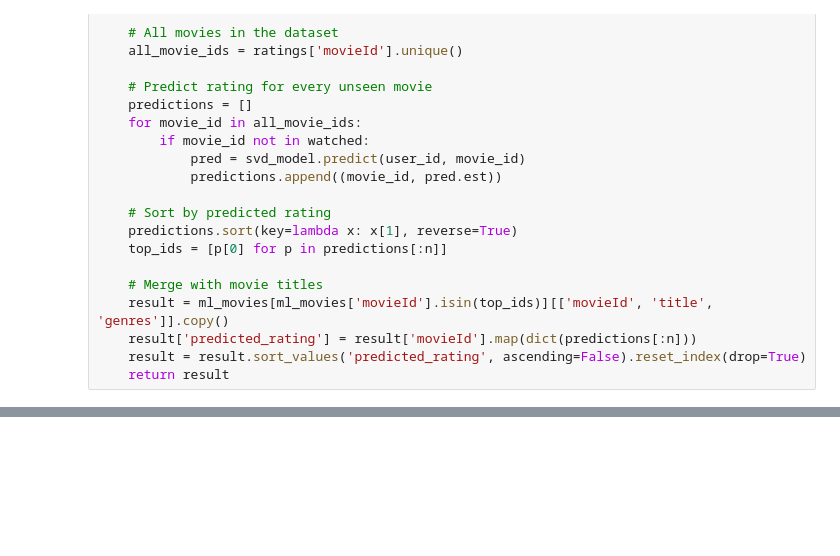
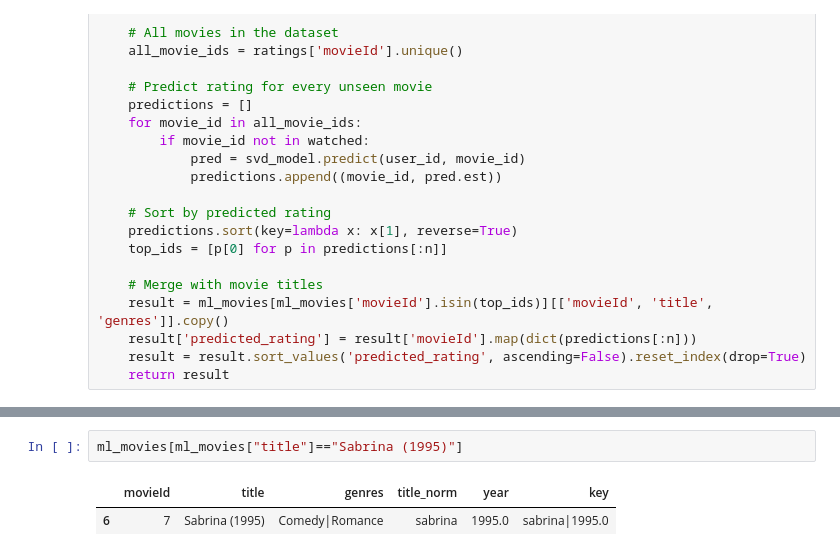
Before and after one commit to valentinamacek/movie_recommendationsys, a Jupyter notebook: model1.ipynb, the cells around one changed output, grey strips where cells are left out. Saved outputs shown, nothing was run; the diff lists cells and outputs as text; blank space fills up the shorter version.

```diff
--- a/model1.ipynb
+++ b/model1.ipynb
@@ -220,0 +437,5 @@ plt.show()
+# %%
+ml_movies[ml_movies["title"]=="Sabrina (1995)"]
+# %% [output]
+|  | movieId | title | genres | title_norm | year | key |
+| 6 | 7 | Sabrina (1995) | Comedy|Romance | sabrina | 1995.0 | sabrina|1995.0 |
```
Also changed, not shown: parts of 16 cells of this notebook, 1 other file.
